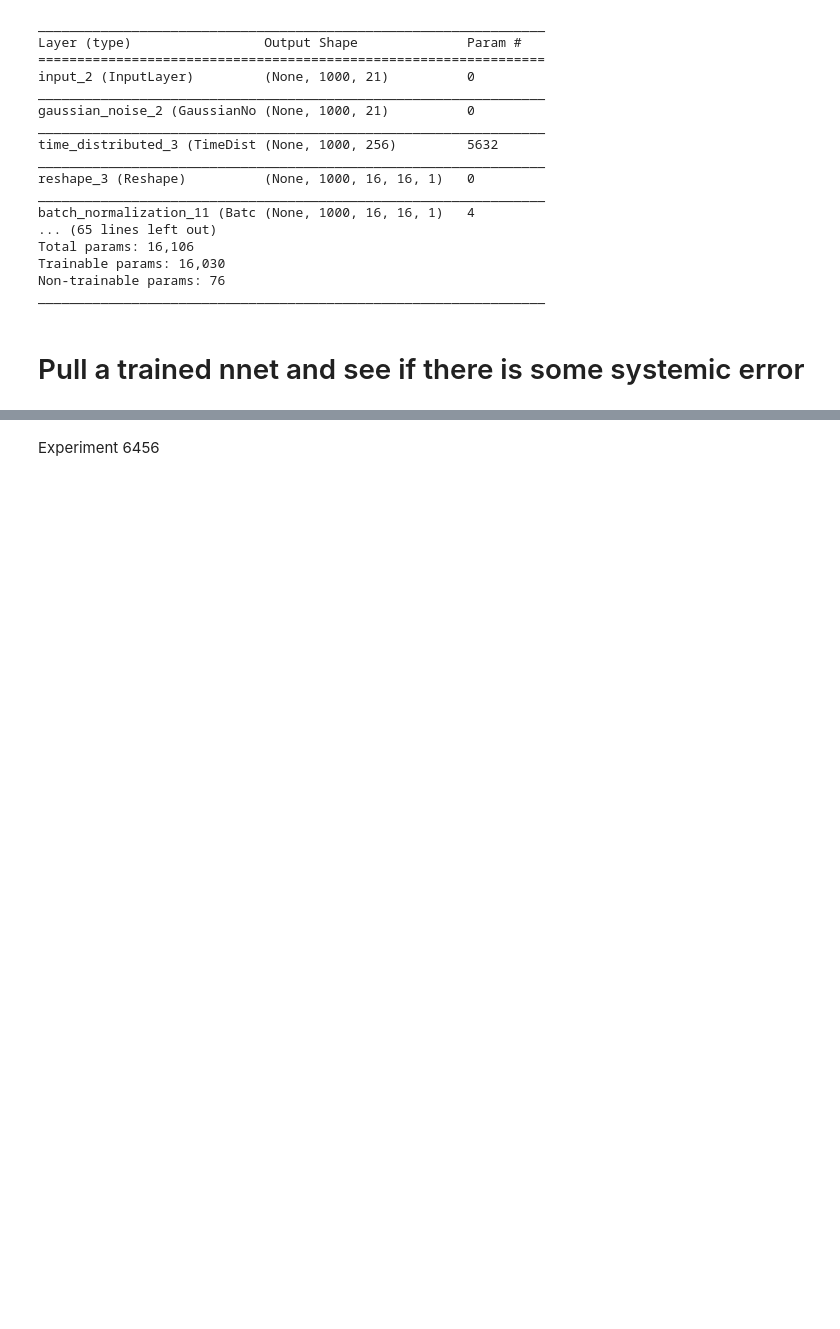
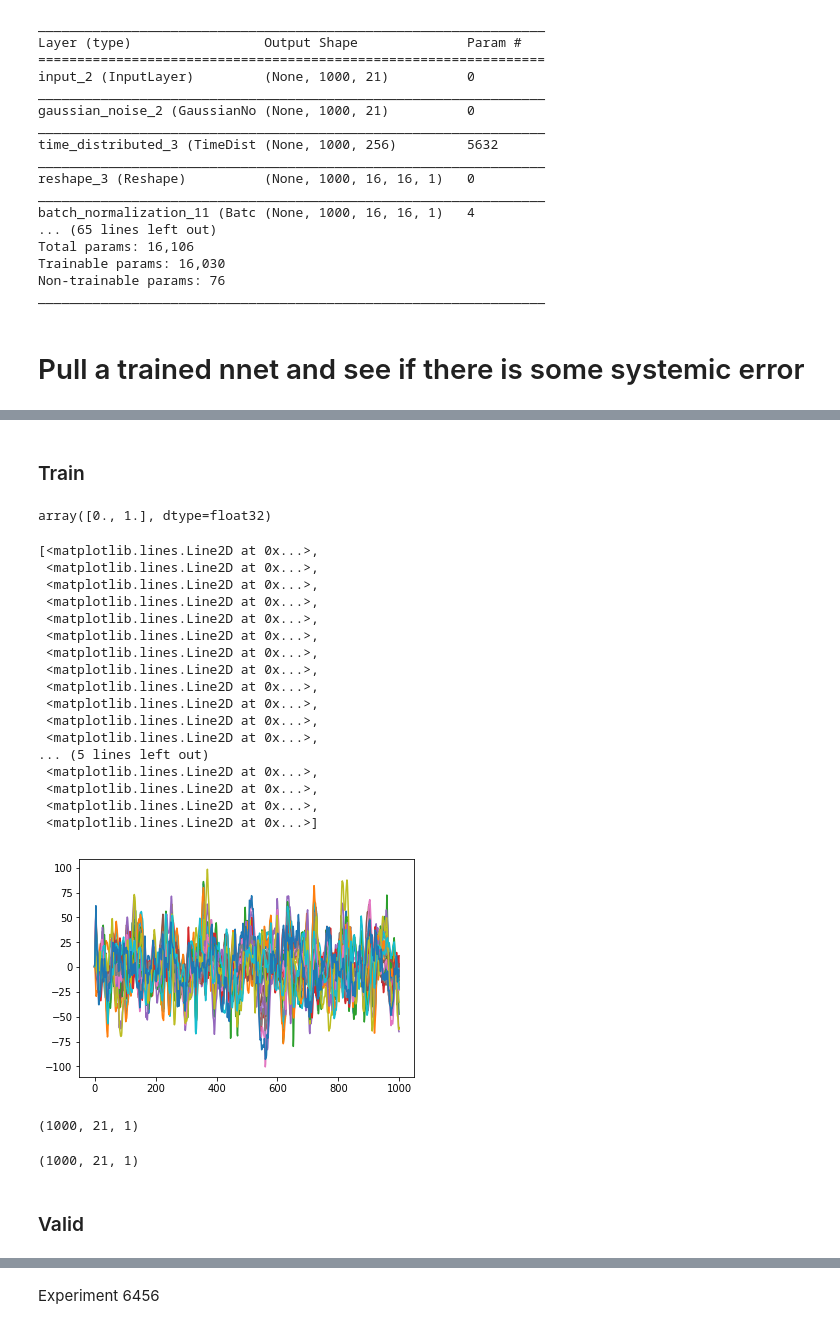
Before and after one commit to Saqibm128/eeg-tasks, a Jupyter notebook: notebooks/Seizure CNN Exploration.ipynb, the cells around one changed output, grey strips where cells are left out. Drawn from its saved outputs; the diff is of its cells as text; code cells hidden in the pictures; blank space fills up the shorter version.

```diff
--- a/notebooks/Seizure CNN Exploration.ipynb
+++ b/notebooks/Seizure CNN Exploration.ipynb
@@ -2000,0 +2003,2 @@ _________________________________________________________________
+# %% [markdown]
+### Train
@@ -2000,0 +2013,35 @@ _________________________________________________________________
+# %%
+train_edg[0][1][3]
+# %% [output]
+array([0., 1.], dtype=float32)
+# %%
+plt.plot(train_edg[0][0][3].reshape(1000,21))
+# %% [output]
+[<matplotlib.lines.Line2D at 0x...>,
+ <matplotlib.lines.Line2D at 0x...>,
+ <matplotlib.lines.Line2D at 0x...>,
+ <matplotlib.lines.Line2D at 0x...>,
+ <matplotlib.lines.Line2D at 0x...>,
+ <matplotlib.lines.Line2D at 0x...>,
+ <matplotlib.lines.Line2D at 0x...>,
+ <matplotlib.lines.Line2D at 0x...>,
+ <matplotlib.lines.Line2D at 0x...>,
+ <matplotlib.lines.Line2D at 0x...>,
+ <matplotlib.lines.Line2D at 0x...>,
+ <matplotlib.lines.Line2D at 0x...>,
+... (5 lines left out)
+ <matplotlib.lines.Line2D at 0x...>,
+ <matplotlib.lines.Line2D at 0x...>,
+ <matplotlib.lines.Line2D at 0x...>,
+ <matplotlib.lines.Line2D at 0x...>]
+[figure, added]
+# %%
+train_edg[0][0][2].shape
+# %% [output]
+(1000, 21, 1)
+# %%
+np.vstack([train_edg[0][0][2][:500], train_edg[0][0][2][:500]]).shape
+# %% [output]
+(1000, 21, 1)
+# %% [markdown]
+### Valid
```
Also changed, not shown: parts of 59 cells of this notebook, 4 other files.
